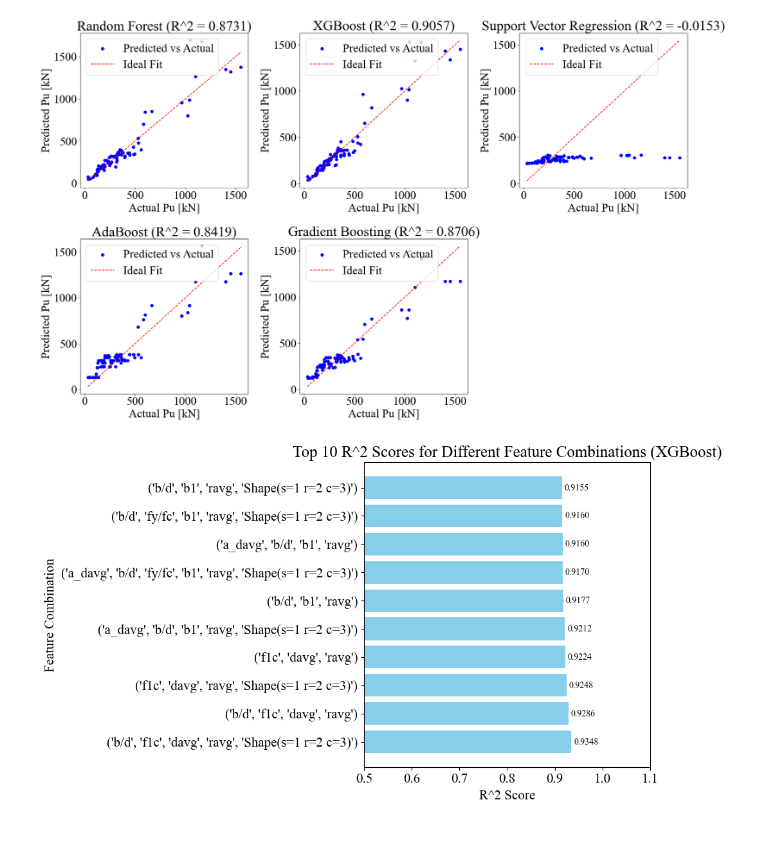
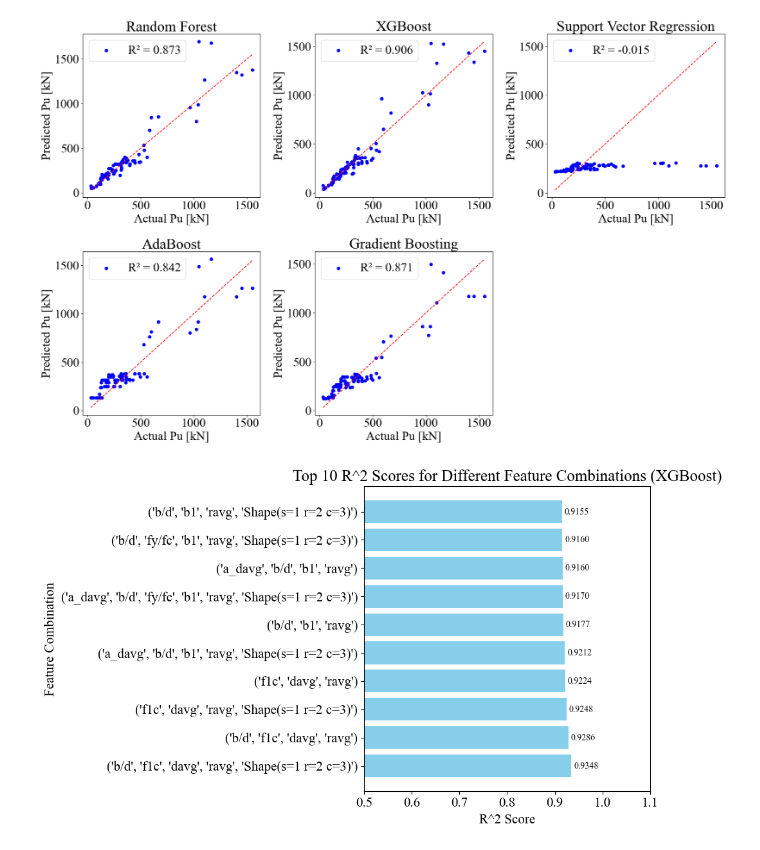
Before and after one commit to kosb123/Punching-shear, a Jupyter notebook: 코드/final_date.ipynb, the cells around one changed output. Cells and saved outputs as stored; diff of their text form; code cells hidden in the pictures.

```diff
--- a/코드/final_date.ipynb
+++ b/코드/final_date.ipynb
@@ -21,46 +21,48 @@ y = data['Pu']
 
 # 데이터를 훈련 세트와 테스트 세트로 분할합니다.
 X_train, X_test, y_train, y_test = train_test_split(X, y, test_size=0.2, random_state=42)
 
 # 모델 초기화
 models = {
     'Random Forest': RandomForestRegressor(n_estimators=100, random_state=42),
     'XGBoost': xgb.XGBRegressor(objective='reg:squarederror', n_estimators=200, max_depth=5),
     'Support Vector Regression': SVR(),
     'AdaBoost': AdaBoostRegressor(n_estimators=100, random_state=42),
     'Gradient Boosting': GradientBoostingRegressor(n_estimators=20, random_state=42)
 }
 
 # 전역적으로 글씨 크기와 폰트 설정 (Times New Roman)
 plt.rcParams.update({'font.size': 25, 'font.family': 'Times New Roman'})  # Times New Roman으로 폰트 설정
 
-# 각 모델 훈련 및 예측
-plt.figure(figsize=(20, 18))  # 크기를 조금 더 키워서 그래프들이 겹치지 않게 함
+plt.figure(figsize=(20, 18))
 for i, (model_name, model) in enumerate(models.items(), 1):
-    # 모델 훈련
     model.fit(X_train, y_train)
     y_pred = model.predict(X_test)
-
-    # R^2 계산
     r2 = r2_score(y_test, y_pred)
 
-    # 서브플롯 생성
     plt.subplot(3, 3, i)
-    plt.scatter(y_test, y_pred, color='blue', label='Predicted vs Actual')
-    plt.plot([min(y_test), max(y_test)], [min(y_test), max(y_test)], color='red', linestyle='--', label='Ideal Fit')
+
+    # ★ R² 값을 범례용 라벨로 사용
+    plt.scatter(y_test, y_pred,
+                color='blue',
+                label=f'R² = {r2:.3f}')
+
+    # ★ 빨간 기준선은 라벨 없이 그려서 범례에 안 보이게
+    plt.plot([min(y_test), max(y_test)],
+             [min(y_test), max(y_test)],
+             color='red',
+             linestyle='--')
+
     plt.xlabel('Actual Pu [kN]')
     plt.ylabel('Predicted Pu [kN]')
-    plt.title(f'{model_name} (R^2 = {r2:.4f})')
+    plt.title(model_name)
     plt.legend()
 
-# 그래프 PDF로 저장
 plt.tight_layout()
 plt.savefig('model_comparison_graph.pdf', format='pdf')
-
-# 그래프 출력
 plt.show()
 # %% [output]
-[figure, old version]
+[figure, new version]
 # %%
 import pandas as pd
 from sklearn.model_selection import train_test_split
```
Also changed, not shown: parts of 2 cells of this notebook, 6 other files.
